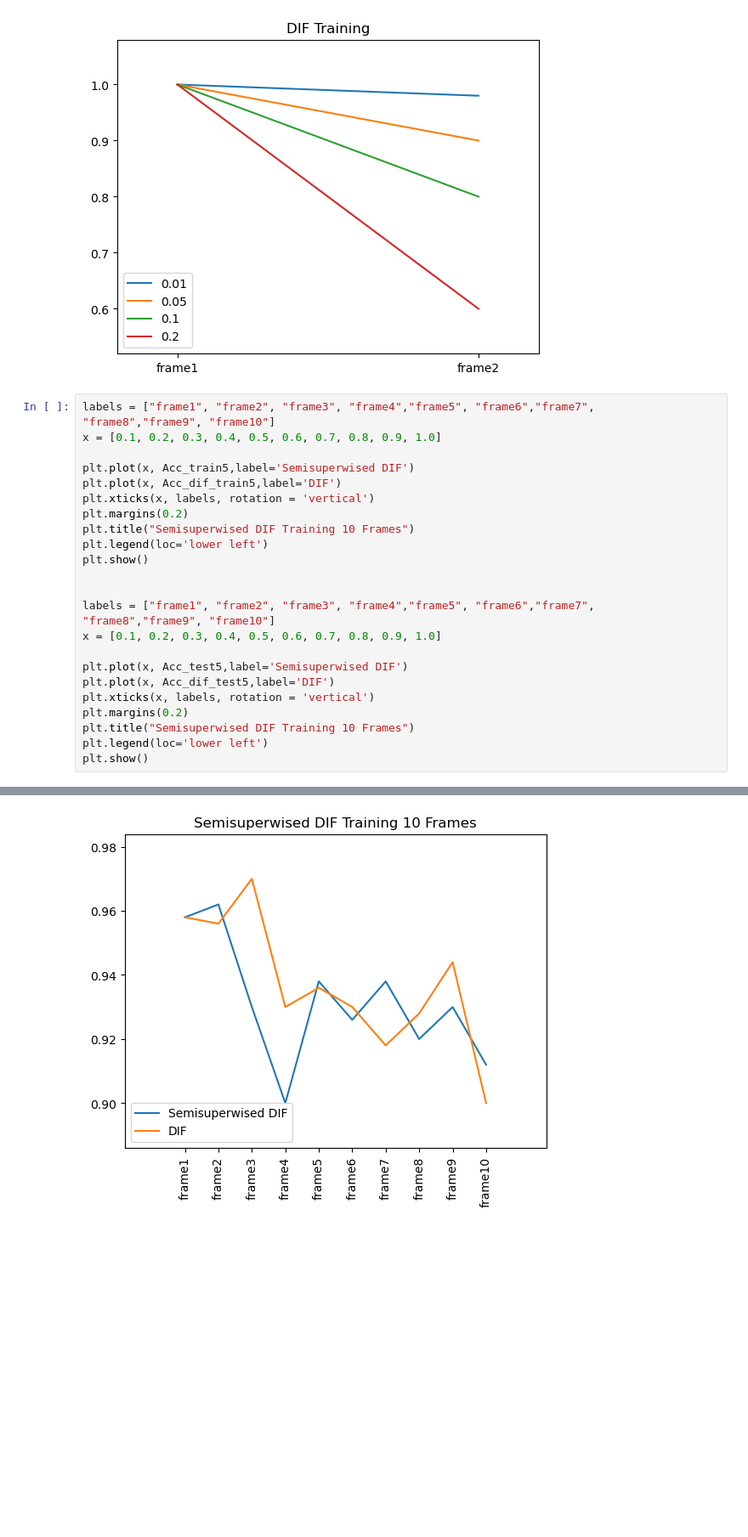
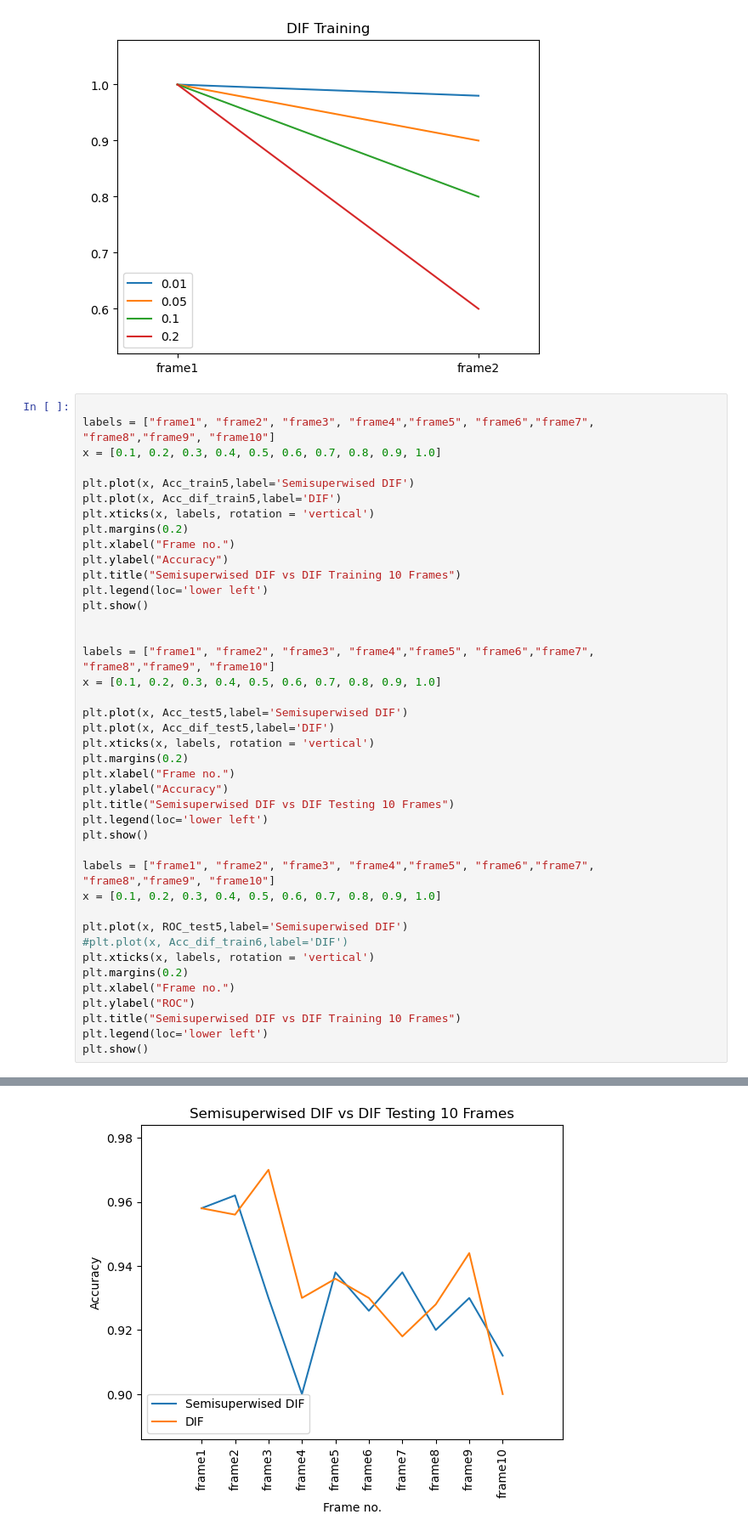
Before and after one commit to Dhavan-Shah/Visualising-Deep-Learning-Based-Outlier-Detection, a Jupyter notebook: comparison/With ROC and DIF/ComparisionDIFvsDIF.ipynb, the cells around one changed output, grey strips where cells are left out. Shown: that part at 85% size. Cells and saved outputs as stored; diff of their text form; blank space fills up the shorter version.

```diff
--- a/comparison/With ROC and DIF/ComparisionDIFvsDIF.ipynb
+++ b/comparison/With ROC and DIF/ComparisionDIFvsDIF.ipynb
@@ -149,6 +149,7 @@ plt.show()
 [figure]
 [figure]
 # %%
+
 labels = ["frame1", "frame2", "frame3", "frame4","frame5", "frame6","frame7", "frame8","frame9", "frame10"]
 x = [0.1, 0.2, 0.3, 0.4, 0.5, 0.6, 0.7, 0.8, 0.9, 1.0]
 
@@ -156,7 +157,9 @@ plt.plot(x, Acc_train5,label='Semisuperwised DIF')
 plt.plot(x, Acc_dif_train5,label='DIF')
 plt.xticks(x, labels, rotation = 'vertical')
 plt.margins(0.2)
-plt.title("Semisuperwised DIF Training 10 Frames")
+plt.xlabel("Frame no.")
+plt.ylabel("Accuracy")
+plt.title("Semisuperwised DIF vs DIF Training 10 Frames")
 plt.legend(loc='lower left')
 plt.show()
 
@@ -168,7 +171,22 @@ plt.plot(x, Acc_test5,label='Semisuperwised DIF')
 plt.plot(x, Acc_dif_test5,label='DIF')
 plt.xticks(x, labels, rotation = 'vertical')
 plt.margins(0.2)
-plt.title("Semisuperwised DIF Training 10 Frames")
+plt.xlabel("Frame no.")
+plt.ylabel("Accuracy")
+plt.title("Semisuperwised DIF vs DIF Testing 10 Frames")
 plt.legend(loc='lower left')
 plt.show()
+
+labels = ["frame1", "frame2", "frame3", "frame4","frame5", "frame6","frame7", "frame8","frame9", "frame10"]
+x = [0.1, 0.2, 0.3, 0.4, 0.5, 0.6, 0.7, 0.8, 0.9, 1.0]
+
+plt.plot(x, ROC_test5,label='Semisuperwised DIF')
+#plt.plot(x, Acc_dif_train6,label='DIF')
+plt.xticks(x, labels, rotation = 'vertical')
+plt.margins(0.2)
+plt.xlabel("Frame no.")
+plt.ylabel("ROC")
+plt.title("Semisuperwised DIF vs DIF Training 10 Frames")
+plt.legend(loc='lower left')
+plt.show()
 # %% [output]
@@ -176 +194 @@ plt.show()
-[figure, old version]
+[figure, new version]
```
Also changed, not shown: parts of 2 cells of this notebook.
